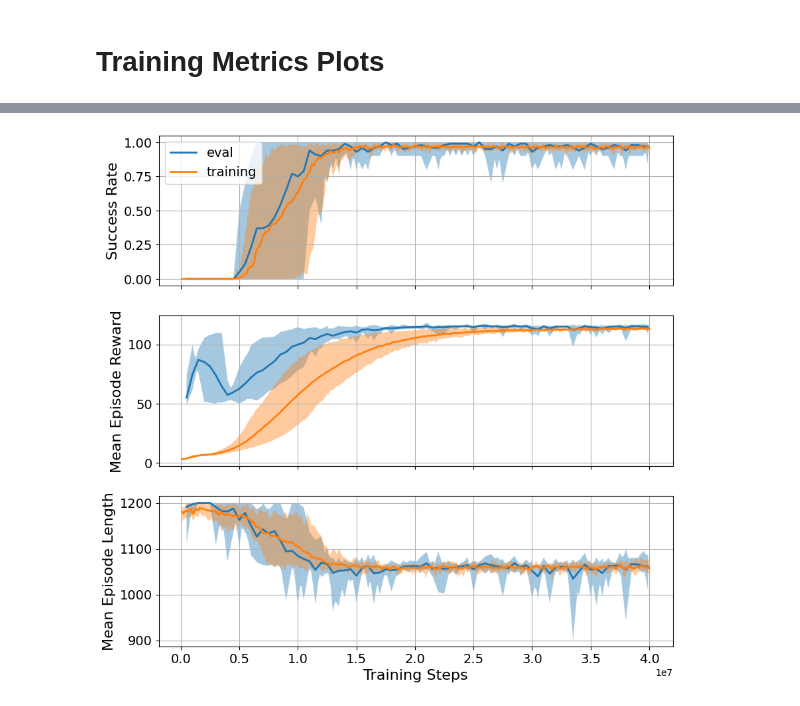
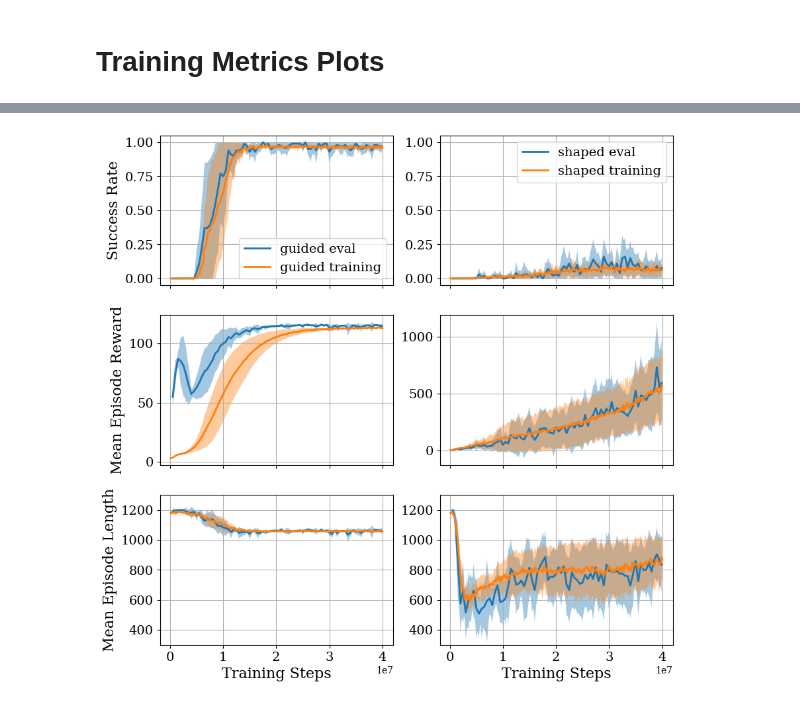
Before and after one commit to byu-rad-lab/baloo-gym, a Jupyter notebook: paper_data/open_loop_baseline/plots.ipynb, the cells around one changed output, grey strips where cells are left out. Saved outputs shown, nothing was run; the diff lists cells and outputs as text; code cells hidden in the pictures.

Commit message:
updating plots to have all 20 runs

```diff
--- a/paper_data/open_loop_baseline/plots.ipynb
+++ b/paper_data/open_loop_baseline/plots.ipynb
@@ -280,11 +410,19 @@ def read_csvs(files: list):
     return data_frames[0]
 
 
-eval_success_data = read_csvs(eval_success_files)
-eval_ep_rew_data = read_csvs(eval_ep_rew_files)
-eval_ep_len_data = read_csvs(eval_ep_len_files)
+guided_eval_success_data = read_csvs(guided_eval_success_files)
+guided_eval_ep_rew_data = read_csvs(guided_eval_ep_rew_files)
+guided_eval_ep_len_data = read_csvs(guided_eval_ep_len_files)
 
-rollout_success_data = read_csvs(rollout_success_files)
-rollout_ep_len_data = read_csvs(rollout_ep_len_files)
-rollout_ep_rew_data = read_csvs(rollout_ep_rew_files)
+guided_rollout_success_data = read_csvs(guided_rollout_success_files)
+guided_rollout_ep_len_data = read_csvs(guided_rollout_ep_len_files)
+guided_rollout_ep_rew_data = read_csvs(guided_rollout_ep_rew_files)
+
+shaped_eval_success_data = read_csvs(shaped_eval_success_files)
+shaped_eval_ep_rew_data = read_csvs(shaped_eval_ep_rew_files)
+shaped_eval_ep_len_data = read_csvs(shaped_eval_ep_len_files)
+
+shaped_rollout_success_data = read_csvs(shaped_rollout_success_files)
+shaped_rollout_ep_len_data = read_csvs(shaped_rollout_ep_len_files)
+shaped_rollout_ep_rew_data = read_csvs(shaped_rollout_ep_rew_files)
 # %%
@@ -435,37 +650,71 @@ rollout_ep_rew_data_mean_minmax = get_mean_and_minmax(rollout_ep_rew_data_interp
 # %%
-def plot_minmax(ax, data, label="", legend=True):
-    # plot mean as a line and min/max as a shaded area
+def plot_mean_and_Nstd(ax, data, label="", N=3, legend=True, clip=False):
+    #plot mean as a line and N*std as a shaded area
     ax.plot(data["global_step"], data["mean"], label=label, linewidth=2)
+
+    if clip:
+        upper = np.clip(data["mean"] + N * data["std"], 0, 1)
+        lower = np.clip(data["mean"] - N * data["std"], 0, 1)
+    else:
+        upper = data["mean"] + N * data["std"]
+        lower = data["mean"] - N * data["std"]
     ax.fill_between(
         data["global_step"],
-        data["min"],
-        data["max"],
+        lower,
+        upper,
         alpha=0.4,
     )
     if legend:
         ax.legend(fontsize=14)
     ax.grid(True)
     ax.tick_params(axis='both', labelsize=14)
 
+fig, ax = plt.subplots(3,2, figsize=(10, 10), sharex=True)
+N = 1
+plot_mean_and_Nstd(ax[0,0], guided_eval_success_data_mean_std, label="guided eval", N=N, clip=True)
+plot_mean_and_Nstd(ax[0,0],
+                   guided_rollout_success_data_mean_std,
+                   label="guided training",
+                   N=N,
+                   clip=True)
+plot_mean_and_Nstd(ax[0,1], shaped_eval_success_data_mean_std, label="shaped eval", N=N, clip=True)
+plot_mean_and_Nstd(ax[0,1], shaped_rollout_success_data_mean_std, label="shaped training", N=N, clip=True)
+ax[0, 0].set_ylabel("Success Rate", fontsize=16)
+ax[0, 0].set_ylim(-.05, 1.05)
+ax[0,1].set_ylim(-.05, 1.05)
 
-fig, ax = plt.subplots(3,1, figsize=(10, 10), sharex=True)
-plot_minmax(ax[0], eval_success_data_mean_minmax, label="eval")
-plot_minmax(ax[0], rollout_success_data_mean_minmax, label="training")
-ax[0].set_ylabel("Success Rate", fontsize=16)
+plot_mean_and_Nstd(ax[1,0], guided_eval_ep_rew_data_mean_std, label="eval", N=N, legend=False)
+plot_mean_and_Nstd(ax[1, 0],
+                   guided_rollout_ep_rew_data_mean_std,
+                   label="training",
+                   N=N,
+                   legend=False)
+plot_mean_and_Nstd(ax[1,1], shaped_eval_ep_rew_data_mean_std, label="eval", N=N, legend=False)
+plot_mean_and_Nstd(ax[1,1], shaped_rollout_ep_rew_data_mean_std, label="training", N=N, legend=False)
+ax[1,0].set_ylabel("Mean Episode Reward", fontsize=16)
 
-plot_minmax(ax[1], eval_ep_rew_data_mean_minmax, label="eval", legend=False)
-plot_minmax(ax[1], rollout_ep_rew_data_mean_minmax, label="training", legend=False)
-ax[1].set_ylabel("Mean Episode Reward", fontsize=16)
-
-plot_minmax(ax[2], eval_ep_len_data_mean_minmax, label="eval", legend=False)
-plot_minmax(ax[2], rollout_ep_len_data_mean_minmax, label="training", legend=False)
-ax[2].set_ylabel("Mean Episode Length", fontsize=16)
-ax[2].set_xlabel("Training Steps", fontsize=16)
+plot_mean_and_Nstd(ax[2,0], guided_eval_ep_len_data_mean_std, label="eval", N=N, legend=False)
+plot_mean_and_Nstd(ax[2,0],
+                   guided_rollout_ep_len_data_mean_std,
+                   label="training",
+                   N=N,
+                   legend=False)
+plot_mean_and_Nstd(ax[2,1], shaped_eval_ep_len_data_mean_std, label="eval", N=N, legend=False)
+plot_mean_and_Nstd(ax[2, 1],
+                   shaped_rollout_ep_len_data_mean_std,
+                   label="training",
+                   N=N,
+                   legend=False)
+ax[2, 0].set_ylim(300, 1300)
+ax[2,1].set_ylim(300, 1300)
+ax[2,0].set_ylabel("Mean Episode Length", fontsize=16)
+ax[2, 0].set_xlabel("Training Steps", fontsize=16)
+ax[2,1].set_xlabel("Training Steps", fontsize=16)
 plt.savefig(
-    "data/training_metrics_minmax.png",
+    "data/training_metrics_mean_std.png",
     dpi=300,
     bbox_inches="tight"
 )
 plt.show()
 # %% [output]
-[figure, old version]
+[figure, new version]
```
Also changed, not shown: parts of 25 cells of this notebook, 1 other file.
